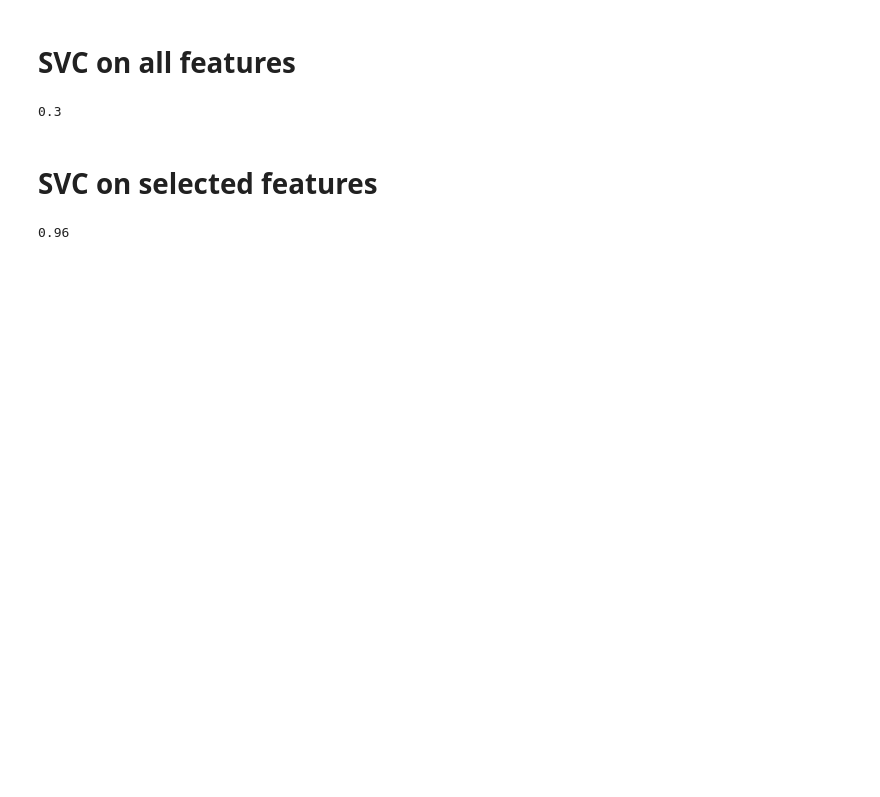
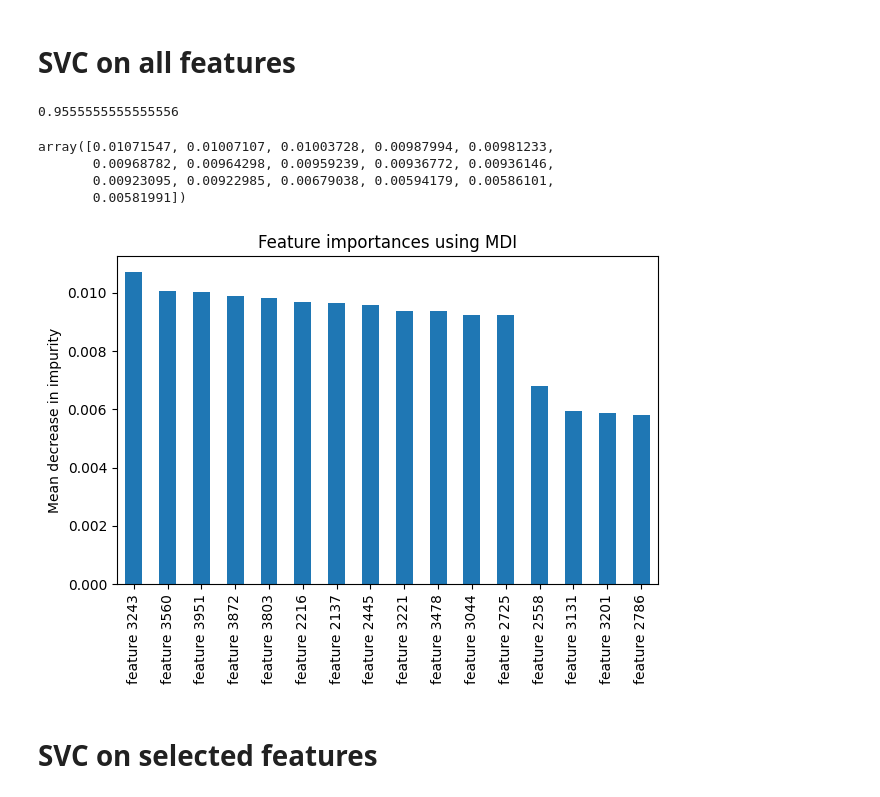
Before and after one commit to juju21555/Sklearn-genetic-opt, a Jupyter notebook: docs/notebooks/Large_feature_selection.ipynb, the cells around one changed output. Saved outputs shown, nothing was run; the diff lists cells and outputs as text; code cells hidden in the pictures; blank space fills up the shorter version.

```diff
--- a/docs/notebooks/Large_feature_selection.ipynb
+++ b/docs/notebooks/Large_feature_selection.ipynb
@@ -84,23 +93,22 @@ plot_histogram_k_features_hof(evolved_estimator)
 Re-doing a feature selection to find a smaller set of features
 # %%
 
-clf = SVC()
+clf = DecisionTreeClassifier()
 
 new_estimator = GAFeatureSelectionCV(
     estimator=clf,
     cv=5,
     scoring="accuracy",
     max_features=4,
-    population_size=250,
+    population_size=50,
     generations=10,
     n_jobs=-1,
     verbose=True,
     tournament_size=25,
     elitism=True,
-    use_numpy_array=True
 )
 # %%
-new_estimator.fit(X[:, evolved_estimator.support_], y)
+new_estimator.fit(X_train[:, evolved_estimator.support_], y_train)
 features = new_estimator.support_
 
 # Predict only with the subset of selected features
@@ -153,16 +127,38 @@ plt.show()
 # %% [markdown]
 # SVC on all features
-# %%
-clf = SVC()
-clf.fit(X_train, y_train)
-clf.score(X_test, y_test)
-# %% [output]
-0.3
+# %%
+from sklearn.ensemble import RandomForestClassifier
+
+feature_names = np.array([f"feature {i}" for i in range(X.shape[1])])
+forest = RandomForestClassifier()
+forest.fit(X_train, y_train)
+importances = forest.feature_importances_
+# %%
+forest.score(X_test, y_test)
+# %% [output]
+0.9555555555555556
+# %%
+importances[np.argsort(-importances)[:16]]
+# %% [output]
+array([0.01071547, 0.01007107, 0.01003728, 0.00987994, 0.00981233,
+       0.00968782, 0.00964298, 0.00959239, 0.00936772, 0.00936146,
+       0.00923095, 0.00922985, 0.00679038, 0.00594179, 0.00586101,
+       0.00581991])
+# %%
+import pandas as pd
+
+forest_importances = pd.Series(importances[np.argsort(-importances)[:16]], index=feature_names[np.argsort(-importances)[:16]])
+
+fig, ax = plt.subplots()
+forest_importances.plot.bar(ax=ax)
+ax.set_title("Feature importances using MDI")
+ax.set_ylabel("Mean decrease in impurity")
+fig.tight_layout()
+# %% [output]
+[figure, added]
 # %% [markdown]
 # SVC on selected features
 # %%
-clf = SVC()
+clf = DecisionTreeClassifier()
 clf.fit(X_train[:, evolved_estimator.support_][:, new_estimator.support_], y_train)
 clf.score(X_test[:, evolved_estimator.support_][:, new_estimator.support_], y_test)
-# %% [output]
-0.96
```
Also changed, not shown: parts of 14 cells of this notebook, 5 other files.
